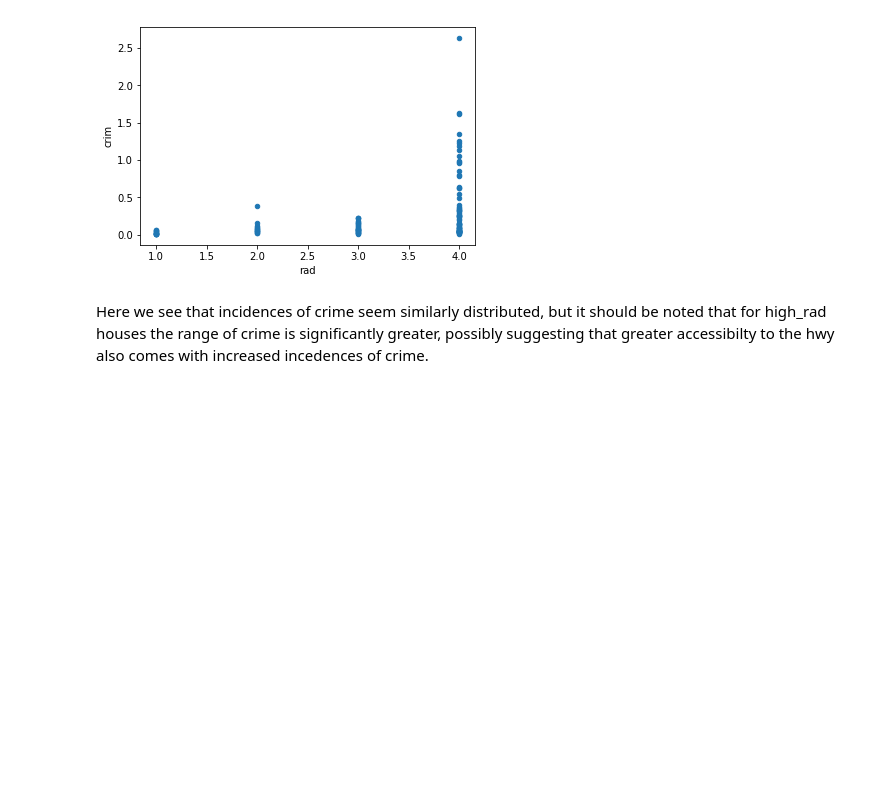
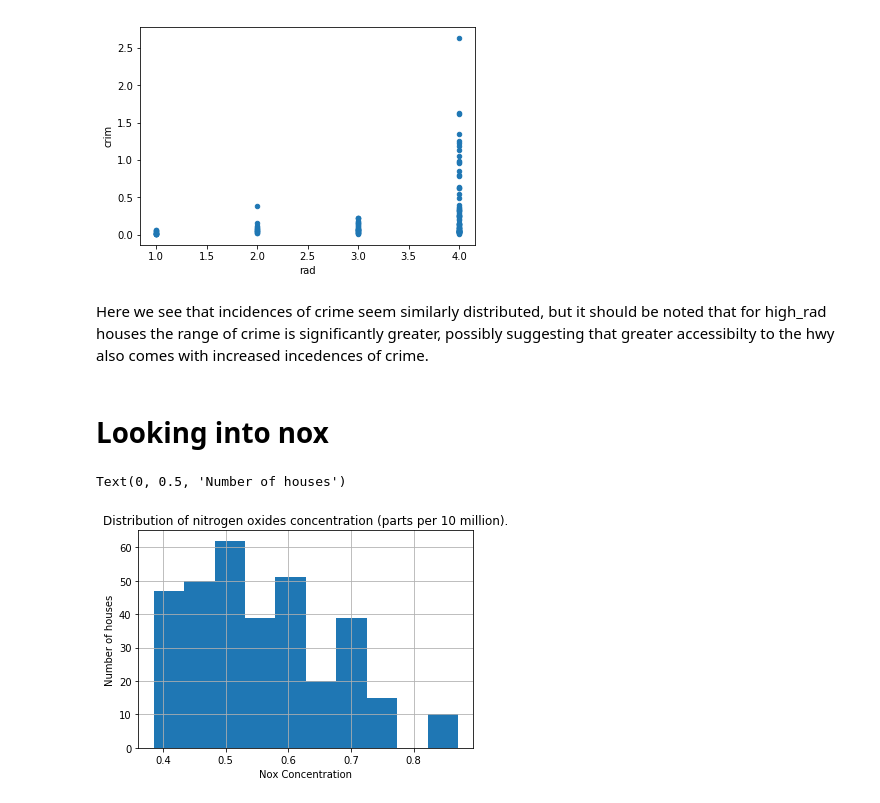
Before and after one commit to rab175/dsc-project-eda-with-pandas-online-ds-pt-071519, a Jupyter notebook: Section04_Project.ipynb, the cells around one changed output. Drawn from its saved outputs; the diff is of its cells as text; code cells hidden in the pictures; blank space fills up the shorter version.

Commit message:
V cool charts and graphs

```diff
--- a/Section04_Project.ipynb
+++ b/Section04_Project.ipynb
@@ -142,3 +151,13 @@ low_rad.plot('rad', 'crim', kind='scatter')
 [figure]
 # %% [markdown]
 Here we see that incidences of crime seem similarly distributed, but it should be noted that for high_rad houses the range of crime is significantly greater, possibly suggesting that greater accessibilty to the hwy also comes with increased incedences of crime.
+# %% [markdown]
+# Looking into nox
+# %%
+df.nox.hist()
+plt.title('Distribution of nitrogen oxides concentration (parts per 10 million).')
+plt.xlabel('Nox Concentration')
+plt.ylabel('Number of houses')
+# %% [output]
+Text(0, 0.5, 'Number of houses')
+[figure, added]
```
Also changed, not shown: parts of 21 cells of this notebook.
